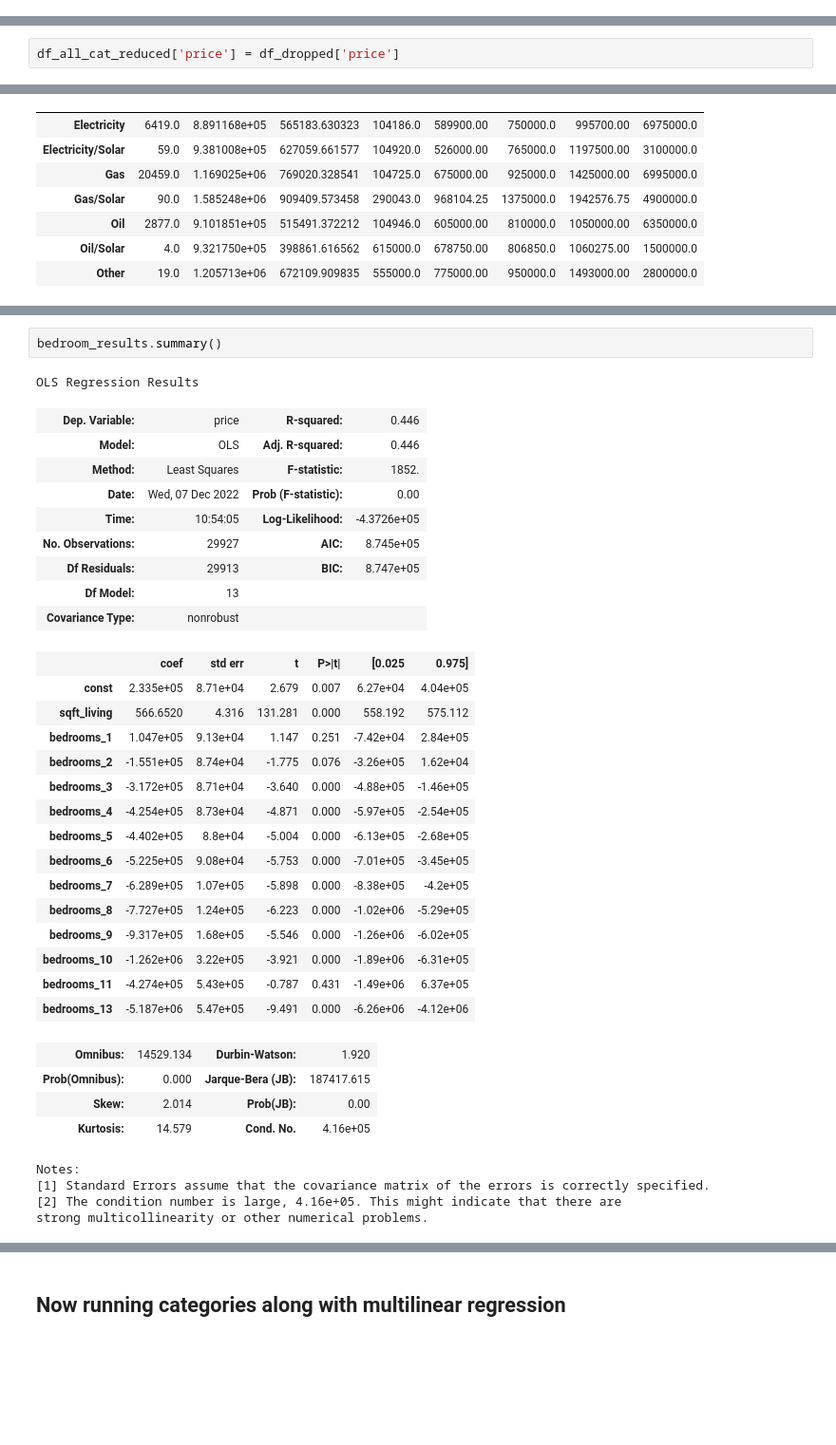
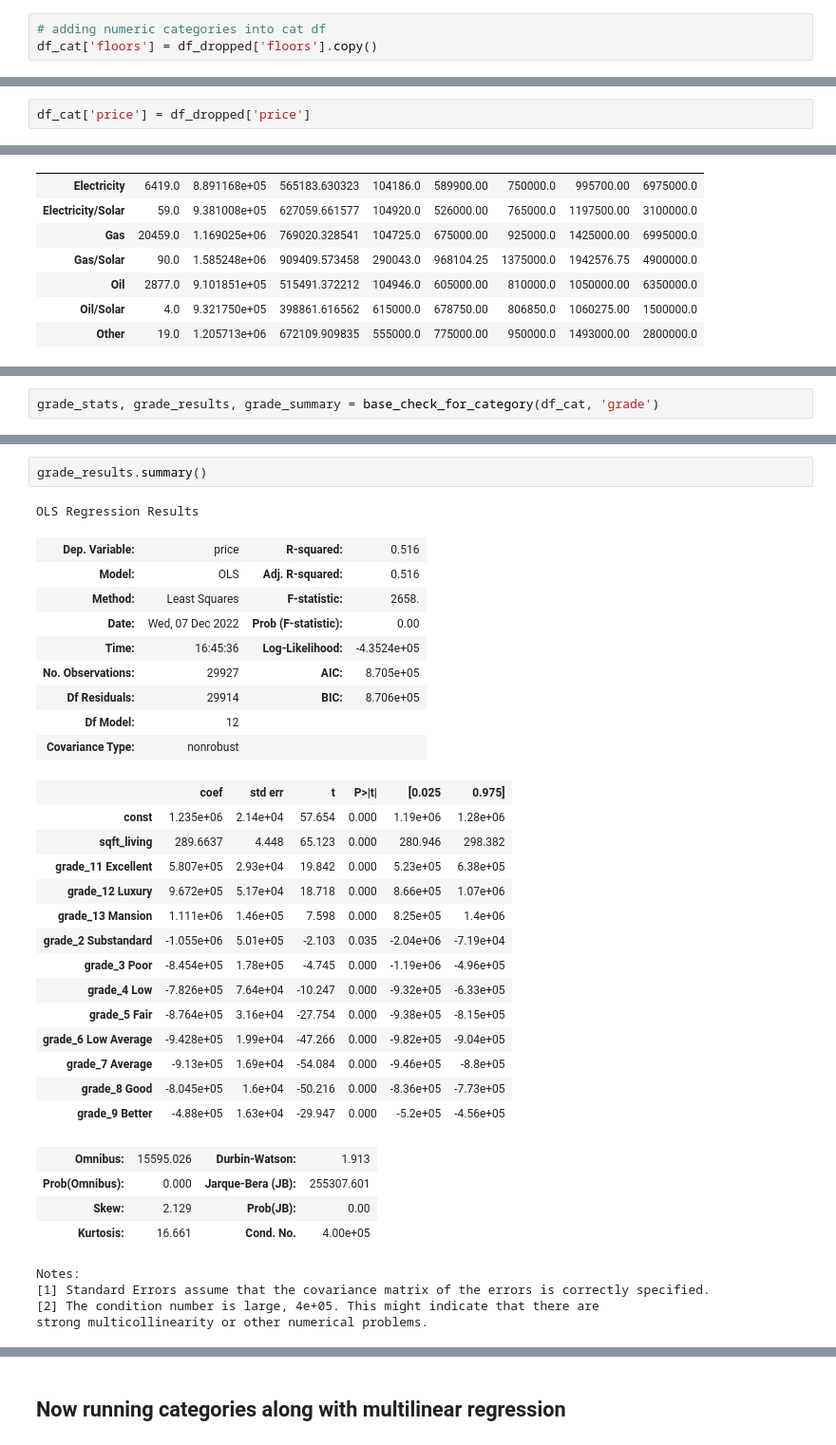
Before and after one commit to mduncan23/King-County-Real-Estate-Analysis, a Jupyter notebook: Matt Project Workbook.ipynb, the cells around one changed output, grey strips where cells are left out. Shown at 95% size. Cells and saved outputs as stored; diff of their text form; blank space fills up the shorter version.

```diff
--- a/Matt Project Workbook.ipynb
+++ b/Matt Project Workbook.ipynb
@@ -568 +678,4 @@ For each increase of 1 sq ft, we see an associated change of .0367% in price
+# %%
+# adding numeric categories into cat df
+df_cat['floors'] = df_dropped['floors'].copy()
 # %%
@@ -684,2 +713,2 @@ Relative to age and grade. Coded 1-5.
 # %%
-df_all_cat_reduced['price'] = df_dropped['price']
+df_cat['price'] = df_dropped['price']
@@ -831,0 +849,2 @@ bedrooms_stats
+# %%
+grade_stats, grade_results, grade_summary = base_check_for_category(df_cat, 'grade')
@@ -832,36 +870,35 @@ bedrooms_stats
 # %%
-bedroom_results.summary()
+grade_results.summary()
 # %% [output]
 OLS Regression Results
-| Dep. Variable: | price | R-squared: | 0.446 |
-| Model: | OLS | Adj. R-squared: | 0.446 |
-| Method: | Least Squares | F-statistic: | 1852. |
+| Dep. Variable: | price | R-squared: | 0.516 |
+| Model: | OLS | Adj. R-squared: | 0.516 |
+| Method: | Least Squares | F-statistic: | 2658. |
 | Date: | Wed, 07 Dec 2022 | Prob (F-statistic): | 0.00 |
-| Time: | 10:54:05 | Log-Likelihood: | -4.3726e+05 |
-| No. Observations: | 29927 | AIC: | 8.745e+05 |
-| Df Residuals: | 29913 | BIC: | 8.747e+05 |
-| Df Model: | 13 |  |  |
+| Time: | 16:45:36 | Log-Likelihood: | -4.3524e+05 |
+| No. Observations: | 29927 | AIC: | 8.705e+05 |
+| Df Residuals: | 29914 | BIC: | 8.706e+05 |
+| Df Model: | 12 |  |  |
 | Covariance Type: | nonrobust |  |  |
 |  | coef | std err | t | P>|t| | [0.025 | 0.975] |
-| const | 2.335e+05 | 8.71e+04 | 2.679 | 0.007 | 6.27e+04 | 4.04e+05 |
-| sqft_living | 566.6520 | 4.316 | 131.281 | 0.000 | 558.192 | 575.112 |
-| bedrooms_1 | 1.047e+05 | 9.13e+04 | 1.147 | 0.251 | -7.42e+04 | 2.84e+05 |
-| bedrooms_2 | -1.551e+05 | 8.74e+04 | -1.775 | 0.076 | -3.26e+05 | 1.62e+04 |
-| bedrooms_3 | -3.172e+05 | 8.71e+04 | -3.640 | 0.000 | -4.88e+05 | -1.46e+05 |
-| bedrooms_4 | -4.254e+05 | 8.73e+04 | -4.871 | 0.000 | -5.97e+05 | -2.54e+05 |
-| bedrooms_5 | -4.402e+05 | 8.8e+04 | -5.004 | 0.000 | -6.13e+05 | -2.68e+05 |
-| bedrooms_6 | -5.225e+05 | 9.08e+04 | -5.753 | 0.000 | -7.01e+05 | -3.45e+05 |
-| bedrooms_7 | -6.289e+05 | 1.07e+05 | -5.898 | 0.000 | -8.38e+05 | -4.2e+05 |
-| bedrooms_8 | -7.727e+05 | 1.24e+05 | -6.223 | 0.000 | -1.02e+06 | -5.29e+05 |
-| bedrooms_9 | -9.317e+05 | 1.68e+05 | -5.546 | 0.000 | -1.26e+06 | -6.02e+05 |
-| bedrooms_10 | -1.262e+06 | 3.22e+05 | -3.921 | 0.000 | -1.89e+06 | -6.31e+05 |
-| bedrooms_11 | -4.274e+05 | 5.43e+05 | -0.787 | 0.431 | -1.49e+06 | 6.37e+05 |
-| bedrooms_13 | -5.187e+06 | 5.47e+05 | -9.491 | 0.000 | -6.26e+06 | -4.12e+06 |
+| const | 1.235e+06 | 2.14e+04 | 57.654 | 0.000 | 1.19e+06 | 1.28e+06 |
+| sqft_living | 289.6637 | 4.448 | 65.123 | 0.000 | 280.946 | 298.382 |
+| grade_11 Excellent | 5.807e+05 | 2.93e+04 | 19.842 | 0.000 | 5.23e+05 | 6.38e+05 |
+| grade_12 Luxury | 9.672e+05 | 5.17e+04 | 18.718 | 0.000 | 8.66e+05 | 1.07e+06 |
+| grade_13 Mansion | 1.111e+06 | 1.46e+05 | 7.598 | 0.000 | 8.25e+05 | 1.4e+06 |
+| grade_2 Substandard | -1.055e+06 | 5.01e+05 | -2.103 | 0.035 | -2.04e+06 | -7.19e+04 |
+| grade_3 Poor | -8.454e+05 | 1.78e+05 | -4.745 | 0.000 | -1.19e+06 | -4.96e+05 |
+| grade_4 Low | -7.826e+05 | 7.64e+04 | -10.247 | 0.000 | -9.32e+05 | -6.33e+05 |
+| grade_5 Fair | -8.764e+05 | 3.16e+04 | -27.754 | 0.000 | -9.38e+05 | -8.15e+05 |
+| grade_6 Low Average | -9.428e+05 | 1.99e+04 | -47.266 | 0.000 | -9.82e+05 | -9.04e+05 |
+| grade_7 Average | -9.13e+05 | 1.69e+04 | -54.084 | 0.000 | -9.46e+05 | -8.8e+05 |
+| grade_8 Good | -8.045e+05 | 1.6e+04 | -50.216 | 0.000 | -8.36e+05 | -7.73e+05 |
+| grade_9 Better | -4.88e+05 | 1.63e+04 | -29.947 | 0.000 | -5.2e+05 | -4.56e+05 |
-| Omnibus: | 14529.134 | Durbin-Watson: | 1.920 |
-| Prob(Omnibus): | 0.000 | Jarque-Bera (JB): | 187417.615 |
-| Skew: | 2.014 | Prob(JB): | 0.00 |
-| Kurtosis: | 14.579 | Cond. No. | 4.16e+05 |
+| Omnibus: | 15595.026 | Durbin-Watson: | 1.913 |
+| Prob(Omnibus): | 0.000 | Jarque-Bera (JB): | 255307.601 |
+| Skew: | 2.129 | Prob(JB): | 0.00 |
+| Kurtosis: | 16.661 | Cond. No. | 4.00e+05 |
 Notes:
 [1] Standard Errors assume that the covariance matrix of the errors is correctly specified.
-[2] The condition number is large, 4.16e+05. This might indicate that there are
+[2] The condition number is large, 4e+05. This might indicate that there are
 strong multicollinearity or other numerical problems.
```
Also changed, not shown: parts of 137 cells of this notebook, 2 other files.
